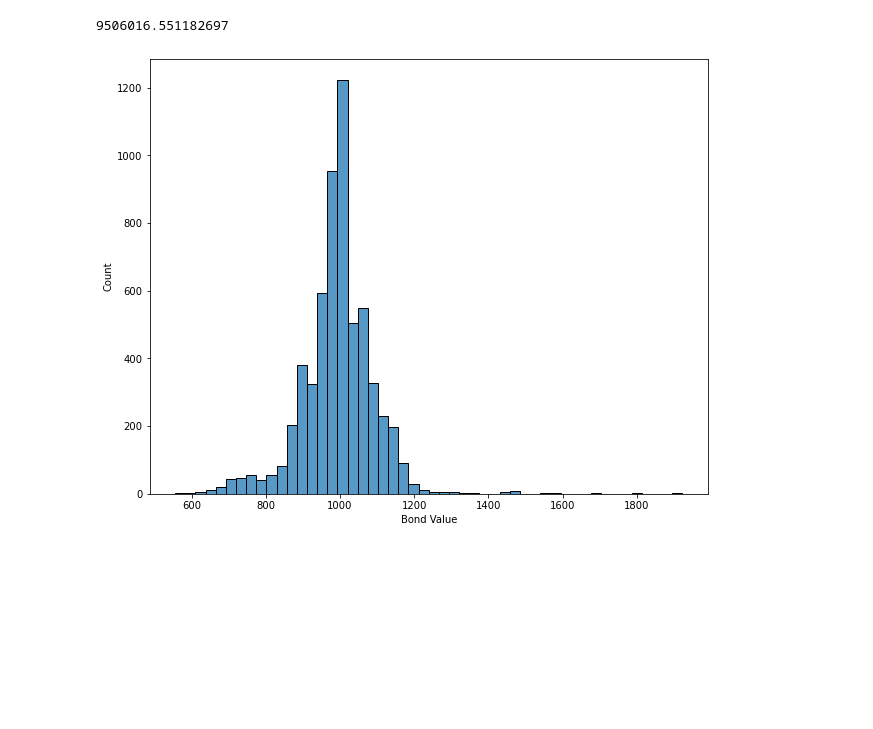
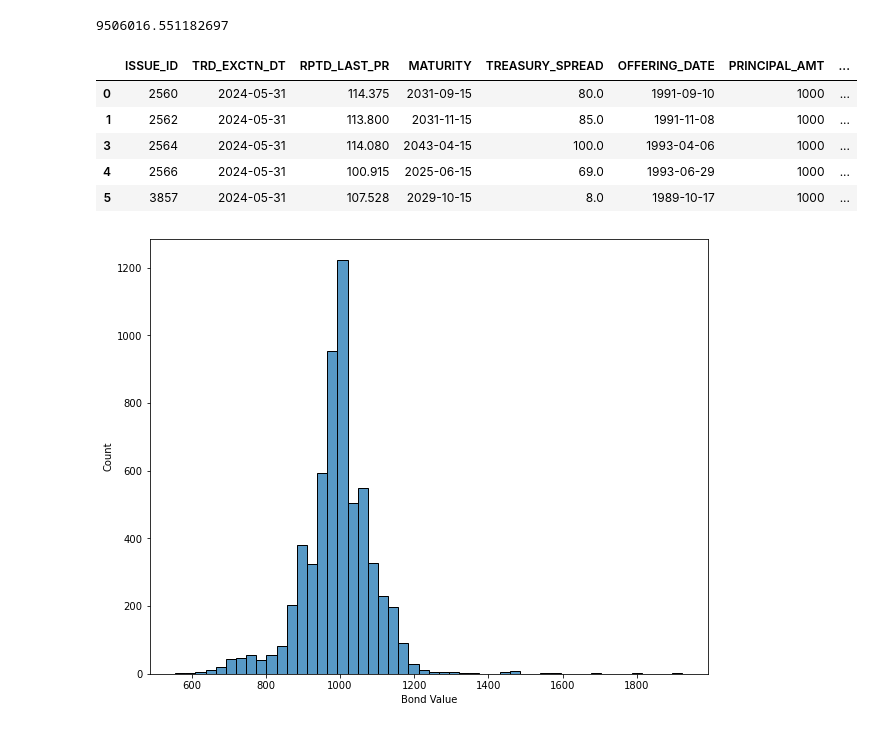
Before and after one commit to willseff/bond-pricing, a Jupyter notebook: bond_pricing.ipynb, the cells around one changed output. Cells and saved outputs as stored; diff of their text form; code cells hidden in the pictures; blank space fills up the shorter version.

```diff
--- a/bond_pricing.ipynb
+++ b/bond_pricing.ipynb
@@ -156,6 +156,13 @@ bonds['2024_value'] = bonds.apply(lambda x: bond_value(x['OFFERING_DATE'],
                                                   spline_2024,
                                                   x['TREASURY_SPREAD']/100/100), axis=1)
 
+bonds['years_to_maturity'] = bonds.apply(lambda x : cashflows_and_years(x['OFFERING_DATE'],
+                                                                       x['MATURITY'],
+                                                                       x['INTEREST_FREQUENCY'],
+                                                                       date_2024,
+                                                                       x['PRINCIPAL_AMT'],
+                                                                       x['COUPON']/100)['Years'][0], axis=1)
+
 # the total price of all the bonds in the canadian market
 bonds['2024_value'].sum()
 # %% [output]
@@ -199,10 +206,27 @@ bonds_2025['2025_value'] = bonds_2025.apply(lambda x: bond_value(x['OFFERING_DAT
                                                   spline_2025,
                                                   x['TREASURY_SPREAD']/100/100), axis=1)
 
+bonds_2025['years_to_maturity'] = bonds_2025.apply(lambda x : cashflows_and_years(x['OFFERING_DATE'],
+                                                                       x['MATURITY'],
+                                                                       x['INTEREST_FREQUENCY'],
+                                                                       date_2025,
+                                                                       x['PRINCIPAL_AMT'],
+                                                                       x['COUPON']/100)['Years'][0], axis=1)
+
+
 # sum of all the bond values
 bonds_2025['2025_value'].sum()
 # %% [output]
 9506016.551182697
+# %%
+bonds_2025.head()
+# %% [output]
+|  | ISSUE_ID | TRD_EXCTN_DT | RPTD_LAST_PR | MATURITY | TREASURY_SPREAD | OFFERING_DATE | PRINCIPAL_AMT | ... |
+| 0 | 2560 | 2024-05-31 | 114.375 | 2031-09-15 | 80.0 | 1991-09-10 | 1000 | ... |
+| 1 | 2562 | 2024-05-31 | 113.800 | 2031-11-15 | 85.0 | 1991-11-08 | 1000 | ... |
+| 3 | 2564 | 2024-05-31 | 114.080 | 2043-04-15 | 100.0 | 1993-04-06 | 1000 | ... |
+| 4 | 2566 | 2024-05-31 | 100.915 | 2025-06-15 | 69.0 | 1993-06-29 | 1000 | ... |
+| 5 | 3857 | 2024-05-31 | 107.528 | 2029-10-15 | 8.0 | 1989-10-17 | 1000 | ... |
 # %%
 # make a distribution of the bond values for the bonds less than 100 000
 plt.figure(figsize=(10, 8))
```
Also changed, not shown: parts of 4 cells of this notebook.
